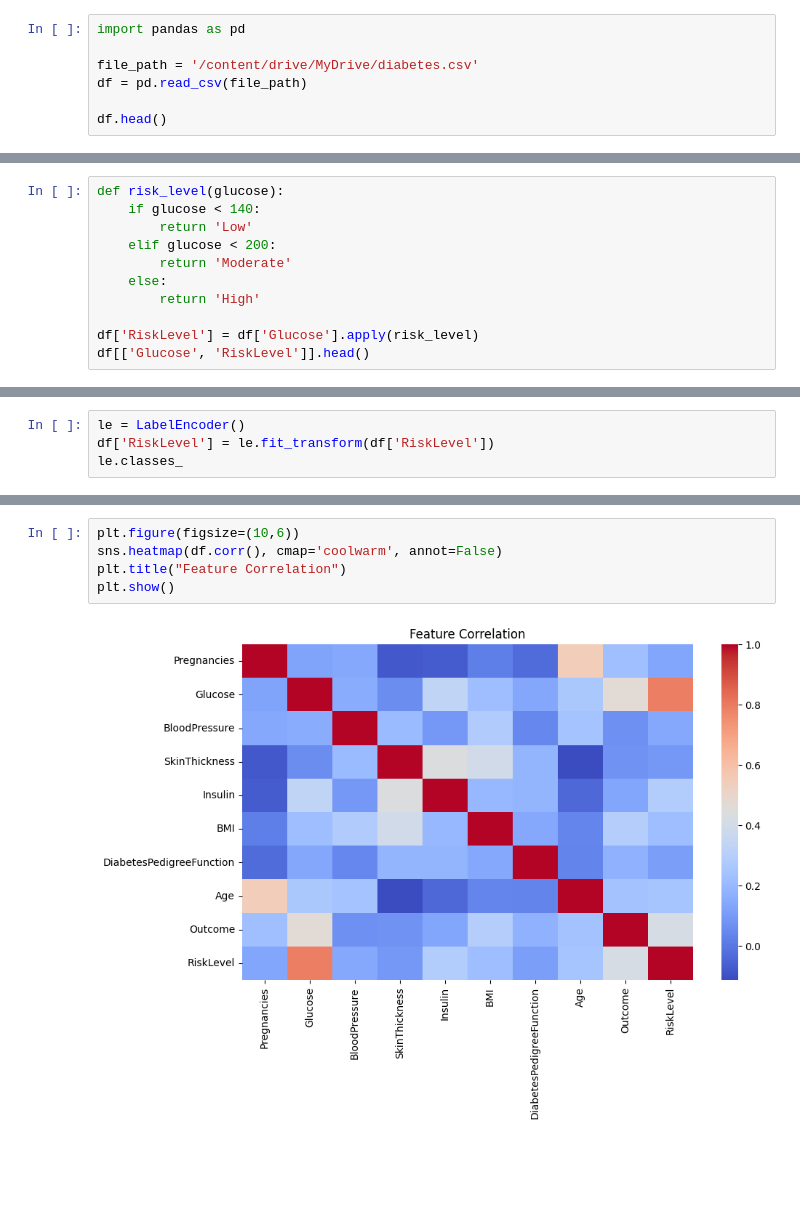
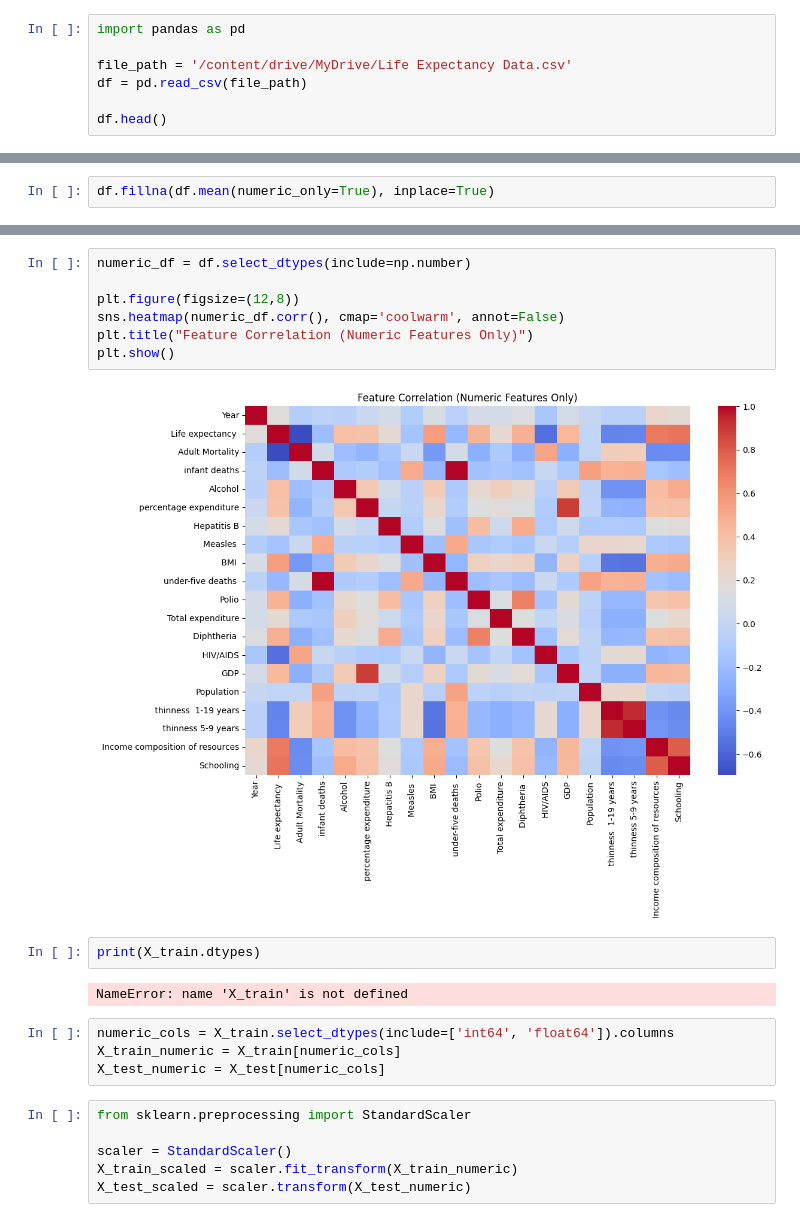
Before and after one commit to rishim929/AIassesment, a Jupyter notebook: WLVID_RishimSapkota.ipynb, the cells around one changed output, grey strips where cells are left out. Drawn from its saved outputs; the diff is of its cells as text; blank space fills up the shorter version.

```diff
--- a/WLVID_RishimSapkota.ipynb
+++ b/WLVID_RishimSapkota.ipynb
@@ -23,7 +23,7 @@ Drive already mounted at /content/drive; to attempt to forcibly remount, call dr
 # %%
 import pandas as pd
 
-file_path = '/content/drive/MyDrive/diabetes.csv'
+file_path = '/content/drive/MyDrive/Life Expectancy Data.csv'
 df = pd.read_csv(file_path)
 
 df.head()
@@ -68,12 +77 @@ memory usage: 54.1 KB
 dtype: int64
-# %%
-def risk_level(glucose):
-    if glucose < 140:
-        return 'Low'
-    elif glucose < 200:
-        return 'Moderate'
-    else:
-        return 'High'
-
-df['RiskLevel'] = df['Glucose'].apply(risk_level)
-df[['Glucose', 'RiskLevel']].head()
@@ -87,4 +77,0 @@ df[['Glucose', 'RiskLevel']].head()
-# %%
-le = LabelEncoder()
-df['RiskLevel'] = le.fit_transform(df['RiskLevel'])
-le.classes_
@@ -98,0 +78,2 @@ plt.show()
+# %%
+df.fillna(df.mean(numeric_only=True), inplace=True)
@@ -99,8 +87,24 @@ plt.show()
 # %%
-plt.figure(figsize=(10,6))
-sns.heatmap(df.corr(), cmap='coolwarm', annot=False)
-plt.title("Feature Correlation")
+numeric_df = df.select_dtypes(include=np.number)
+
+plt.figure(figsize=(12,8))
+sns.heatmap(numeric_df.corr(), cmap='coolwarm', annot=False)
+plt.title("Feature Correlation (Numeric Features Only)")
 plt.show()
 # %% [output]
-[figure, old version]
+[figure, new version]
+# %%
+print(X_train.dtypes)
+# %% [output]
+NameError: name 'X_train' is not defined
+# %%
+numeric_cols = X_train.select_dtypes(include=['int64', 'float64']).columns
+X_train_numeric = X_train[numeric_cols]
+X_test_numeric = X_test[numeric_cols]
+# %%
+from sklearn.preprocessing import StandardScaler
+
+scaler = StandardScaler()
+X_train_scaled = scaler.fit_transform(X_train_numeric)
+X_test_scaled = scaler.transform(X_test_numeric)
 # %%
```
Also changed, not shown: parts of 21 cells of this notebook.
